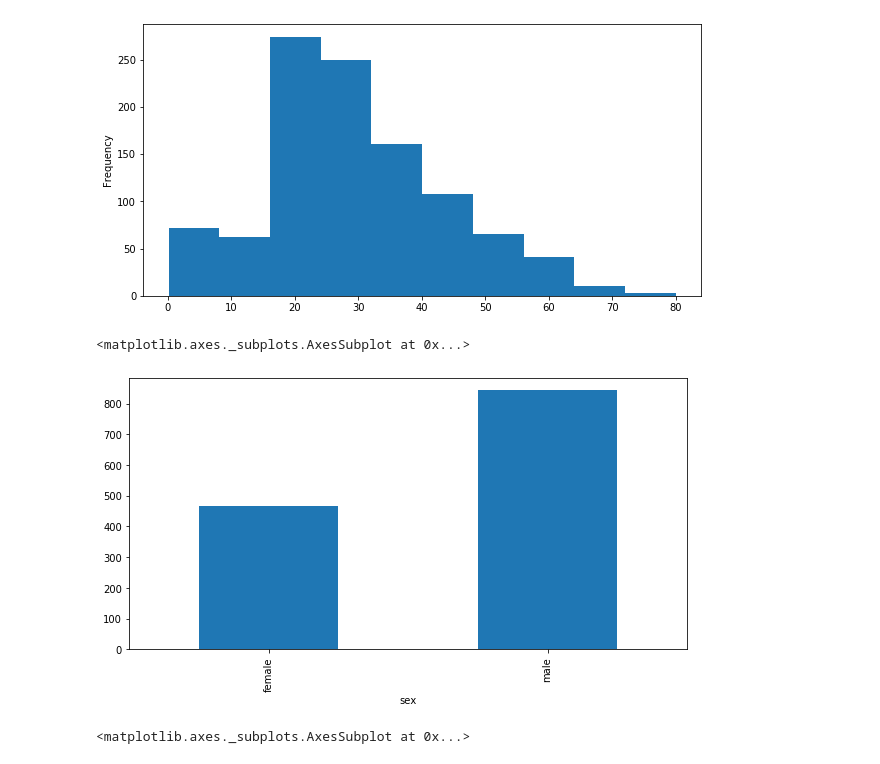
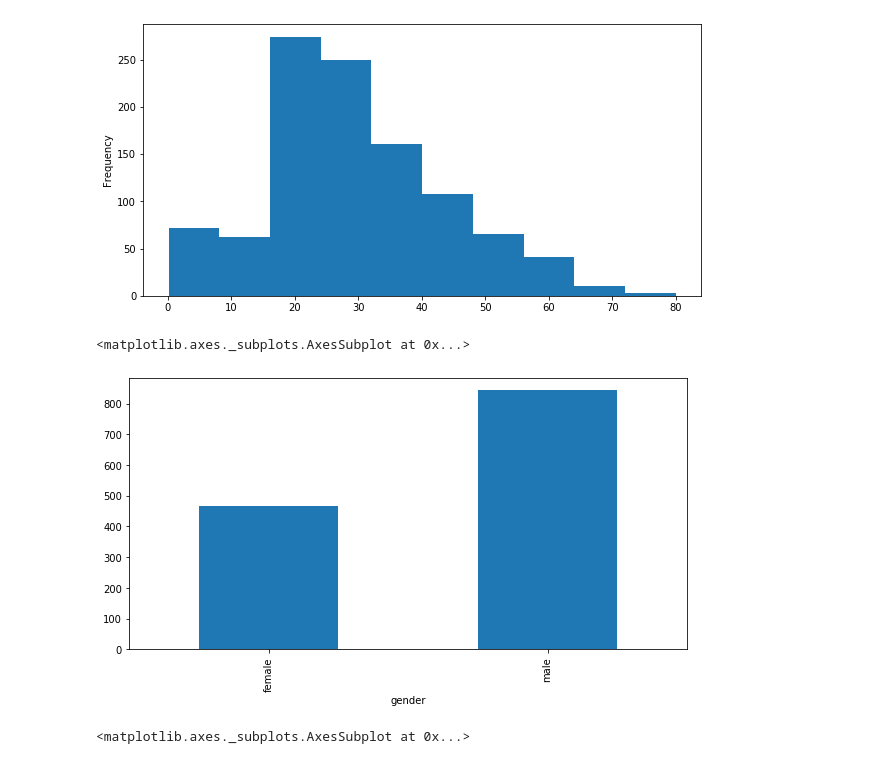
Before and after one commit to tlapusan/tree_based_models_workshop, a Jupyter notebook: notebooks/titanic.ipynb, the cells around one changed output. Saved outputs shown, nothing was run; the diff lists cells and outputs as text; code cells hidden in the pictures.

```diff
--- a/notebooks/titanic.ipynb
+++ b/notebooks/titanic.ipynb
@@ -313,10 +302,10 @@ dataset.age.plot.hist(figsize=(10,5))
 <matplotlib.axes._subplots.AxesSubplot at 0x...>
 [figure]
 # %%
-dataset.groupby(["sex"]).size().plot.bar(figsize=(10,5))
+dataset.groupby(["gender"]).size().plot.bar(figsize=(10,5))
 # %% [output]
 <matplotlib.axes._subplots.AxesSubplot at 0x...>
-[figure, old version]
+[figure, new version]
 # %%
 dataset.fare.plot.hist(figsize=(10,5), bins=100)
 # %% [output]
```
Also changed, not shown: parts of 176 cells of this notebook, 8 other files.
